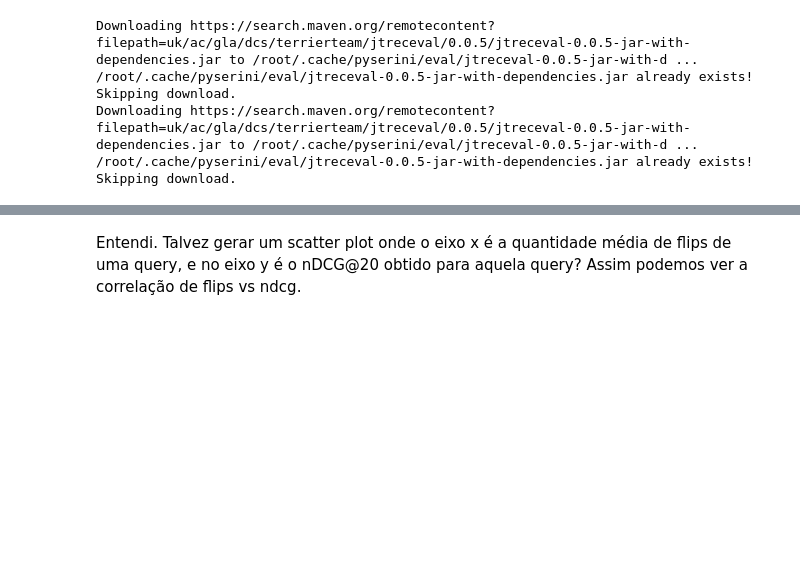
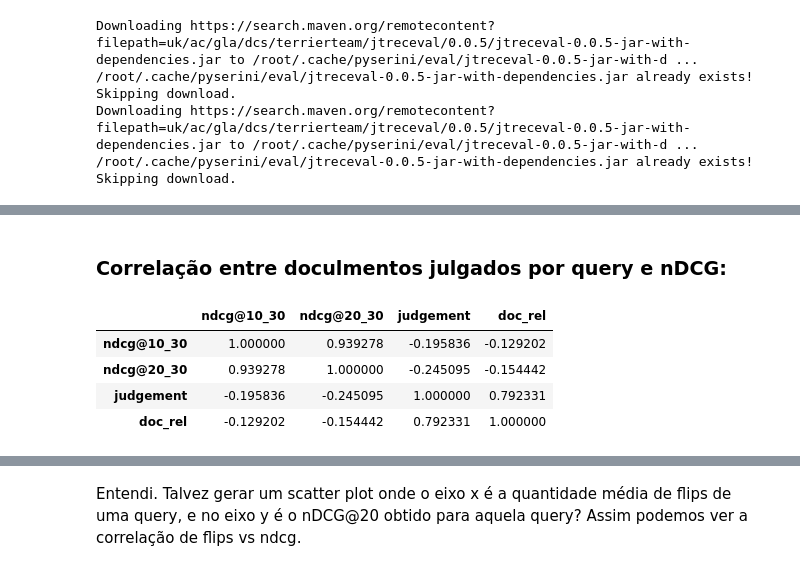
Before and after one commit to leobavila/ia376e_projeto_final, a Jupyter notebook: codes/Pairwise_Scores_to_TREC_Refactored_flips.ipynb, the cells around one changed output, grey strips where cells are left out. Saved outputs shown, nothing was run; the diff lists cells and outputs as text; code cells hidden in the pictures; blank space fills up the shorter version.

```diff
--- a/codes/Pairwise_Scores_to_TREC_Refactored_flips.ipynb
+++ b/codes/Pairwise_Scores_to_TREC_Refactored_flips.ipynb
@@ -889,6 +860,7 @@ duo_300_df = pd.DataFrame([row.split() for row in duo_300.split('\n')], columns=
 
 df_qrels.drop(["_"], axis = 1, inplace = True)
 df_qrels.rename({'rank': 'judgement'}, axis=1, inplace = True)
+df_qrels["doc_rel"] = np.where(df_qrels["judgement"].astype(int) > 1, 1, 0)
 
 mono_df.drop(["_", "model"], axis = 1, inplace = True)
 mono_df.rename({'rank': 'rank_mono', 'score': 'score_mono'}, axis=1, inplace = True)
@@ -904,4 +876,4 @@ duo_300_df = duo_300_df.merge(flips_by_doc_300, on=['query', 'doc'], how='left')
 duo_30_df = duo_30_df.merge(flips_by_doc_30, on=['query', 'doc'], how='left')
 
 df = duo_300_df.merge(duo_30_df, on=['query', 'doc'], how='left').merge(df_qrels_mono, on=['query', 'doc'], how='outer')
-df = df[['query', 'doc', 'rank_mono', 'rank_300', 'flips_300', 'rank_30', 'flips_30', 'judgement']].sort_values(by=['query', 'judgement'], ascending=[True, False])
+df = df[['query', 'doc', 'rank_mono', 'rank_300', 'flips_300', 'rank_30', 'flips_30', 'judgement', 'doc_rel']].sort_values(by=['query', 'judgement'], ascending=[True, False])
@@ -1072,0 +1045,14 @@ ndcg_by_query_300.tail()
+# %% [markdown]
+### Correlação entre doculmentos julgados por query e nDCG:
+# %%
+judged_doc_query = df_qrels[["query", "judgement", "doc_rel"]].groupby("query").agg({"judgement":"count", "doc_rel":"sum"})
+corr_doc_jud_ndcg_30 = ndcg_by_query_30[["query", "ndcg@10_30", "ndcg@20_30"]].set_index("query").merge(judged_doc_query, on=['query'], how='inner').astype(float)
+corr_doc_jud_ndcg_300 = ndcg_by_query_300[["query", "ndcg@10_300", "ndcg@20_300"]].set_index("query").merge(judged_doc_query, on=['query'], how='inner').astype(float)
+# %%
+corr_doc_jud_ndcg_30.corr()
+# %% [output]
+|  | ndcg@10_30 | ndcg@20_30 | judgement | doc_rel |
+| ndcg@10_30 | 1.000000 | 0.939278 | -0.195836 | -0.129202 |
+| ndcg@20_30 | 0.939278 | 1.000000 | -0.245095 | -0.154442 |
+| judgement | -0.195836 | -0.245095 | 1.000000 | 0.792331 |
+| doc_rel | -0.129202 | -0.154442 | 0.792331 | 1.000000 |
```
Also changed, not shown: parts of 66 cells of this notebook.
